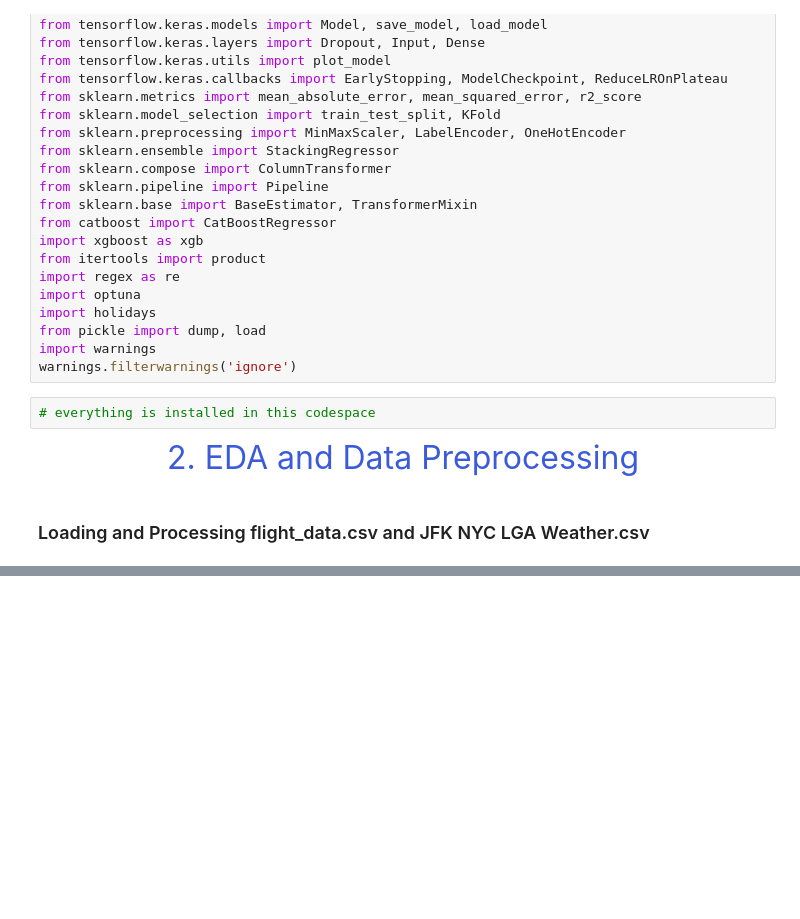
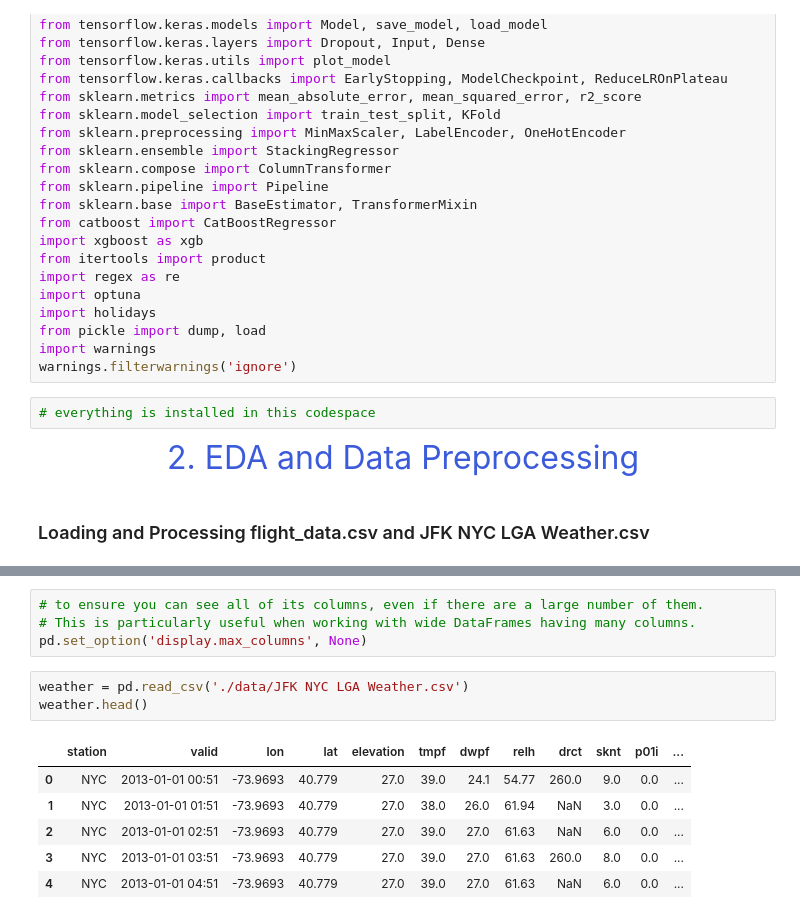
Before and after one commit to bill-unitech2021/Flight-Delay-using-a-Stacked-Model, a Jupyter notebook: Project_A/prediction.ipynb, the cells around one changed output, grey strips where cells are left out. Cells and saved outputs as stored; diff of their text form; blank space fills up the shorter version.

```diff
--- a/Project_A/prediction.ipynb
+++ b/Project_A/prediction.ipynb
@@ -53,0 +139,14 @@ flights.head()
+# %%
+# to ensure you can see all of its columns, even if there are a large number of them.
+# This is particularly useful when working with wide DataFrames having many columns.
+pd.set_option('display.max_columns', None)
+# %%
+weather = pd.read_csv('./data/JFK NYC LGA Weather.csv')
+weather.head()
+# %% [output]
+|  | station | valid | lon | lat | elevation | tmpf | dwpf | relh | drct | sknt | p01i | ... |
+| 0 | NYC | 2013-01-01 00:51 | -73.9693 | 40.779 | 27.0 | 39.0 | 24.1 | 54.77 | 260.0 | 9.0 | 0.0 | ... |
+| 1 | NYC | 2013-01-01 01:51 | -73.9693 | 40.779 | 27.0 | 38.0 | 26.0 | 61.94 | NaN | 3.0 | 0.0 | ... |
+| 2 | NYC | 2013-01-01 02:51 | -73.9693 | 40.779 | 27.0 | 39.0 | 27.0 | 61.63 | NaN | 6.0 | 0.0 | ... |
+| 3 | NYC | 2013-01-01 03:51 | -73.9693 | 40.779 | 27.0 | 39.0 | 27.0 | 61.63 | 260.0 | 8.0 | 0.0 | ... |
+| 4 | NYC | 2013-01-01 04:51 | -73.9693 | 40.779 | 27.0 | 39.0 | 27.0 | 61.63 | NaN | 6.0 | 0.0 | ... |
```
Also changed, not shown: parts of 31 cells of this notebook, 1 other file.
